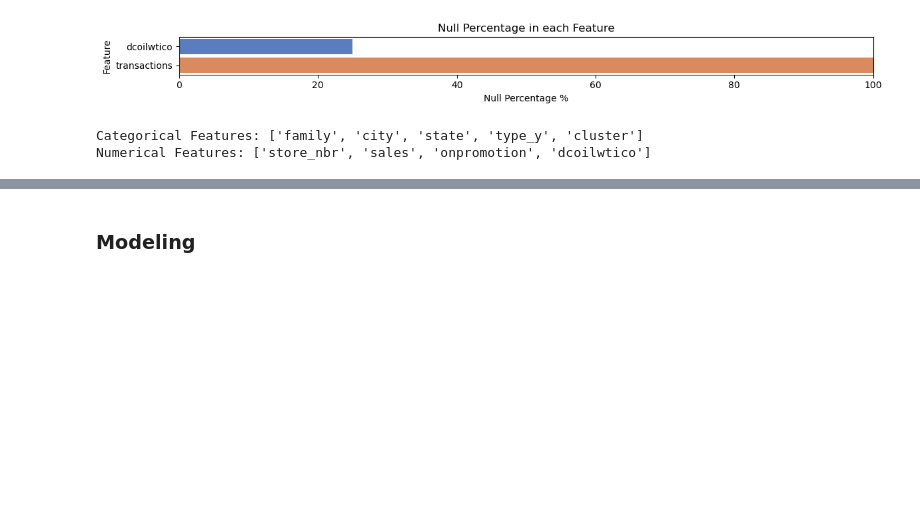
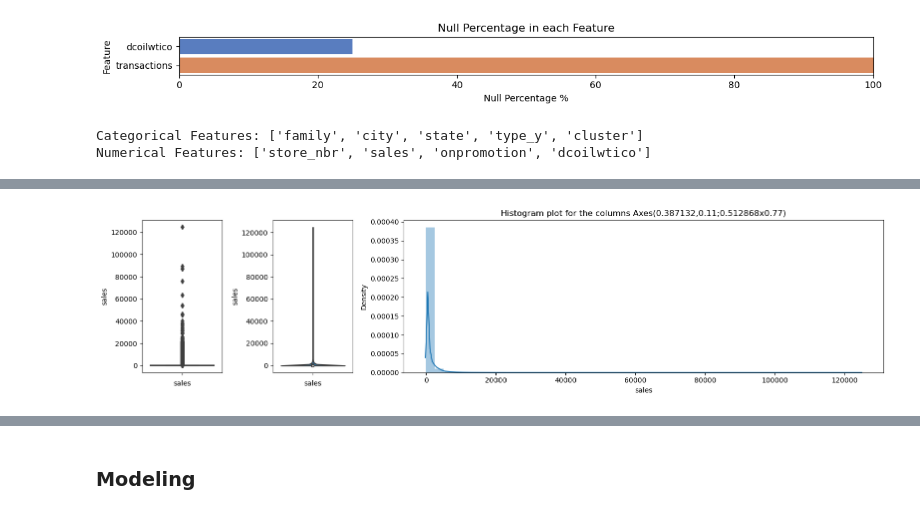
Before and after one commit to bharath03-a/time_series, a Jupyter notebook: kaggle_competition.ipynb, the cells around one changed output, grey strips where cells are left out. Cells and saved outputs as stored; diff of their text form; code cells hidden in the pictures; blank space fills up the shorter version.

```diff
--- a/kaggle_competition.ipynb
+++ b/kaggle_competition.ipynb
@@ -350,0 +413,4 @@ def my_pie_chart(df, col):
+# %%
+plt_num_feat(train_data[[target_feat]])
+# %% [output]
+[figure, added]
```
Also changed, not shown: parts of 12 cells of this notebook.
